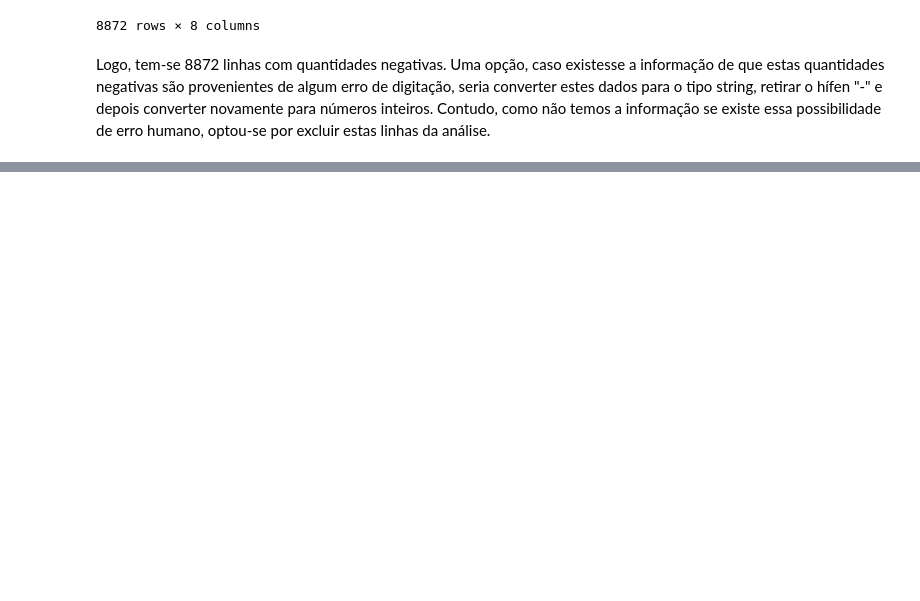
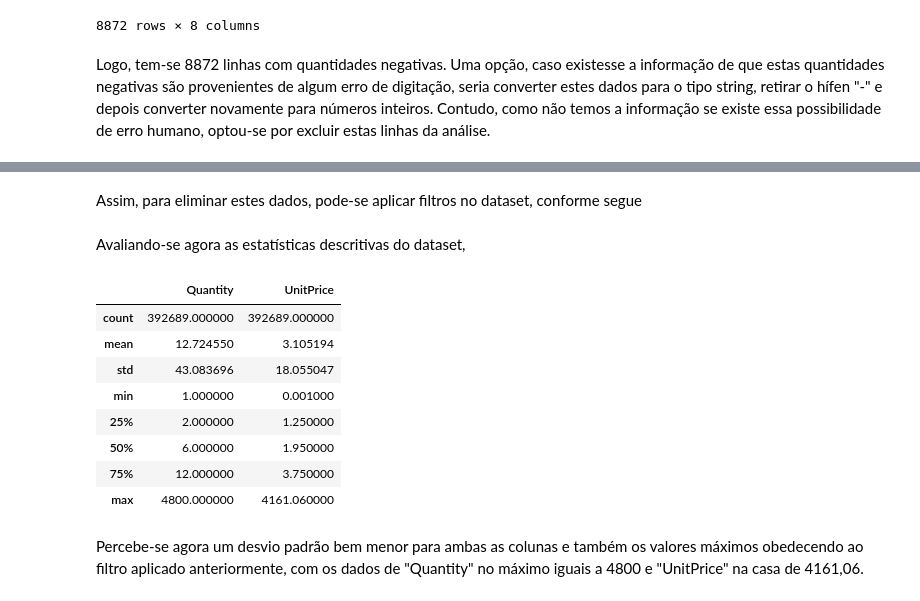
Before and after one commit to rfprates/analise_rfm_de_clientes, a Jupyter notebook: case_analise_rfm.ipynb, the cells around one changed output, grey strips where cells are left out. Saved outputs shown, nothing was run; the diff lists cells and outputs as text; code cells hidden in the pictures; blank space fills up the shorter version.

```diff
--- a/case_analise_rfm.ipynb
+++ b/case_analise_rfm.ipynb
@@ -340,0 +405,24 @@ customer_df = customer_df[customer_df['Quantity']>0]
+# %% [markdown]
+Assim, para eliminar estes dados, pode-se aplicar filtros no dataset, conforme segue
+# %%
+# Filtro de outliers na coluna "Quantity"
+customer_df = customer_df[customer_df['Quantity']<=10000]
+# %%
+# Filtro de outliers na coluna "UnitPrice"
+customer_df = customer_df[customer_df['UnitPrice']<=5000]
+# %% [markdown]
+Avaliando-se agora as estatísticas descritivas do dataset,
+# %%
+customer_df.select_dtypes('number').drop(columns = 'CustomerID').describe()
+# %% [output]
+|  | Quantity | UnitPrice |
+| count | 392689.000000 | 392689.000000 |
+| mean | 12.724550 | 3.105194 |
+| std | 43.083696 | 18.055047 |
+| min | 1.000000 | 0.001000 |
+| 25% | 2.000000 | 1.250000 |
+| 50% | 6.000000 | 1.950000 |
+| 75% | 12.000000 | 3.750000 |
+| max | 4800.000000 | 4161.060000 |
+# %% [markdown]
+Percebe-se agora um desvio padrão bem menor para ambas as colunas e também os valores máximos obedecendo ao filtro aplicado anteriormente, com os dados de "Quantity" no máximo iguais a 4800 e "UnitPrice" na casa de 4161,06.
```
Also changed, not shown: parts of 10 cells of this notebook.
